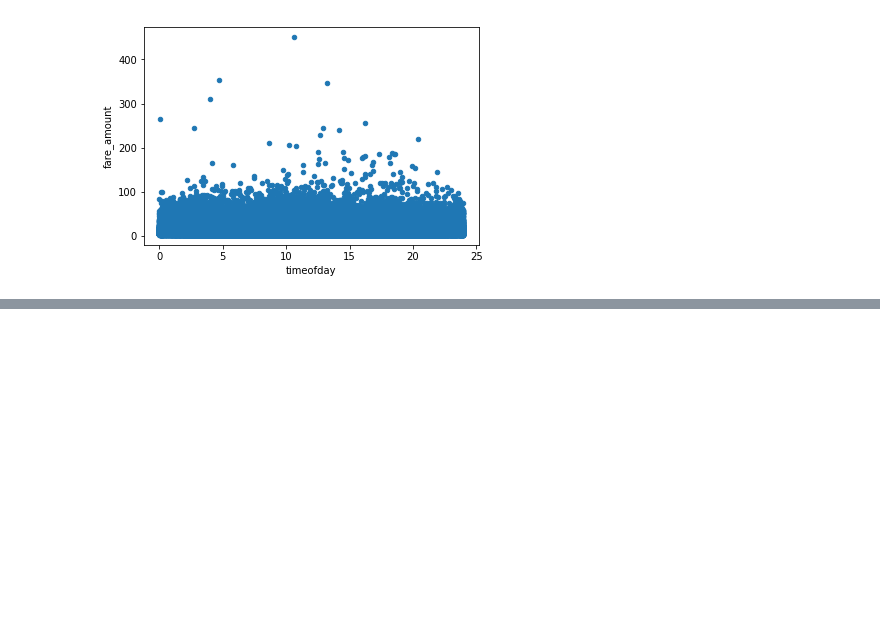
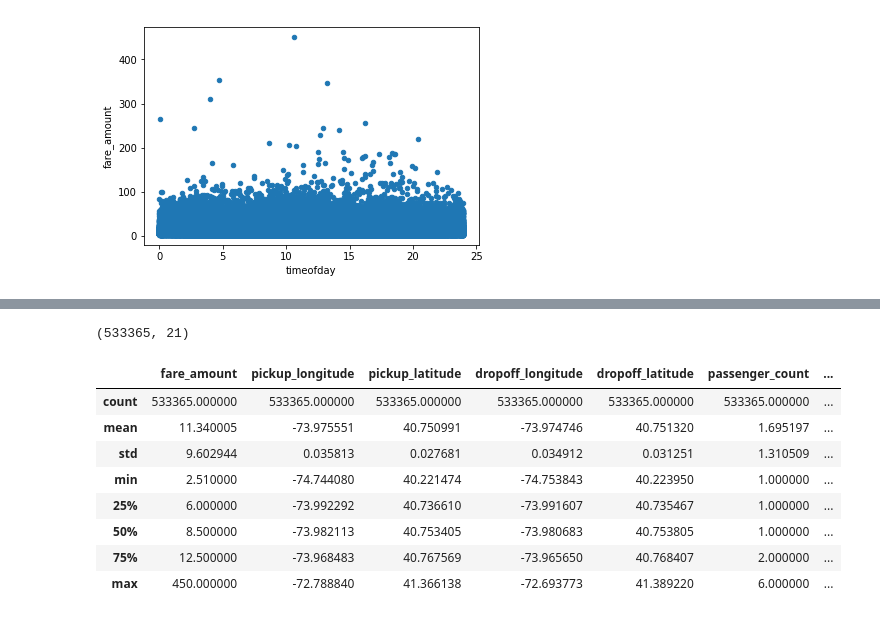
Before and after one commit to shengcode/CSE-519---Data-Science, a Jupyter notebook: CSE519HW2.ipynb, the cells around one changed output, grey strips where cells are left out. Saved outputs shown, nothing was run; the diff lists cells and outputs as text; code cells hidden in the pictures; blank space fills up the shorter version.

```diff
--- a/CSE519HW2.ipynb
+++ b/CSE519HW2.ipynb
@@ -347,0 +356,16 @@ plot3_3=df_clean_ondistance.plot(kind='scatter',x='timeofday', y='fare_amount')
+# %%
+df_clean2.shape
+# %% [output]
+(533365, 21)
+# %%
+df_clean2.describe()
+# %% [output]
+|  | fare_amount | pickup_longitude | pickup_latitude | dropoff_longitude | dropoff_latitude | passenger_count | ... |
+| count | 533365.000000 | 533365.000000 | 533365.000000 | 533365.000000 | 533365.000000 | 533365.000000 | ... |
+| mean | 11.340005 | -73.975551 | 40.750991 | -73.974746 | 40.751320 | 1.695197 | ... |
+| std | 9.602944 | 0.035813 | 0.027681 | 0.034912 | 0.031251 | 1.310509 | ... |
+| min | 2.510000 | -74.744080 | 40.221474 | -74.753843 | 40.223950 | 1.000000 | ... |
+| 25% | 6.000000 | -73.992292 | 40.736610 | -73.991607 | 40.735467 | 1.000000 | ... |
+| 50% | 8.500000 | -73.982113 | 40.753405 | -73.980683 | 40.753805 | 1.000000 | ... |
+| 75% | 12.500000 | -73.968483 | 40.767569 | -73.965650 | 40.768407 | 2.000000 | ... |
+| max | 450.000000 | -72.788840 | 41.366138 | -72.693773 | 41.389220 | 6.000000 | ... |
```
Also changed, not shown: parts of 14 cells of this notebook.
